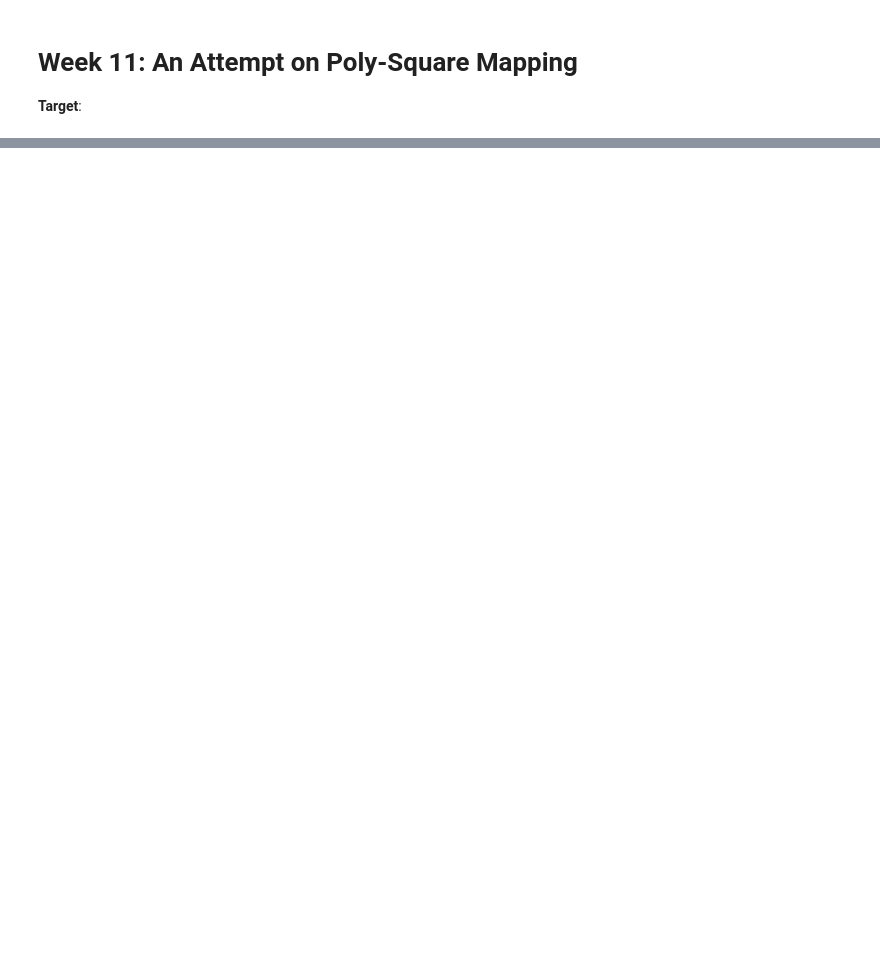
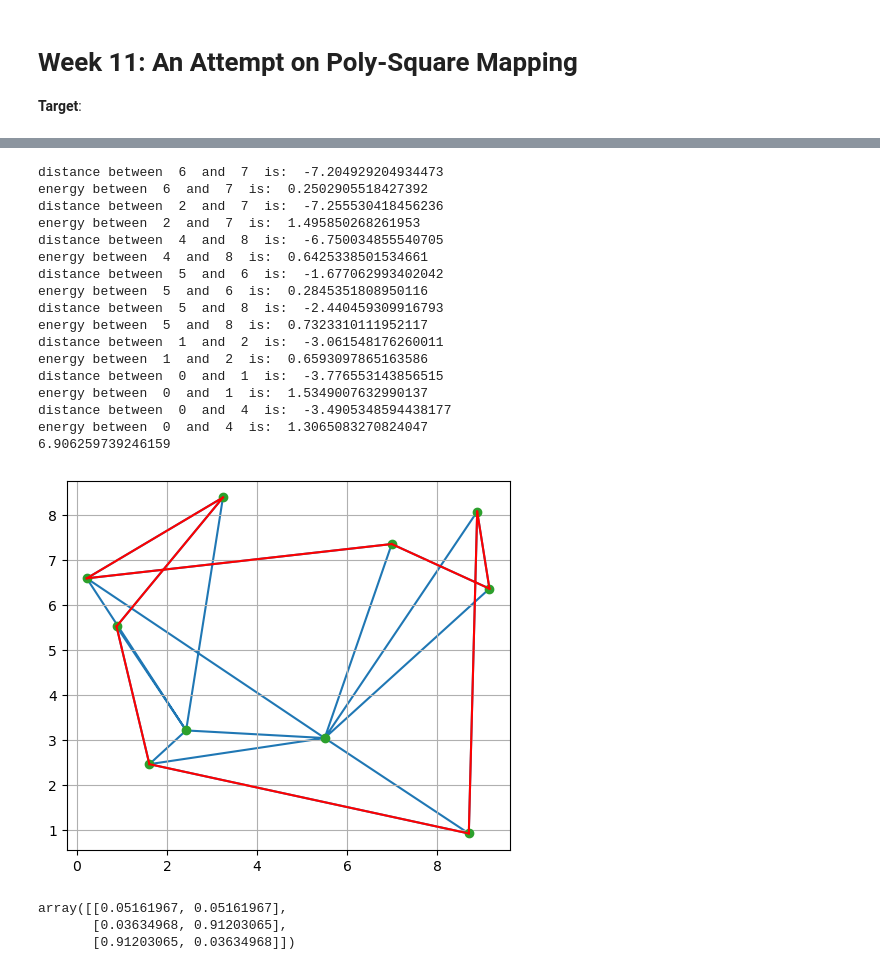
Before and after one commit to scyyc1/ED_Dissertation, a Jupyter notebook: Week 11/Week 11.ipynb, the cells around one changed output, grey strips where cells are left out. Saved outputs shown, nothing was run; the diff lists cells and outputs as text; code cells hidden in the pictures; blank space fills up the shorter version.

```diff
--- a/Week 11/Week 11.ipynb
+++ b/Week 11/Week 11.ipynb
@@ -65,0 +161,31 @@ plt.show()
+# %%
+test = poly_square_2D(points.copy(), tri.simplices.copy())
+# %%
+test.train_one_round()
+print(test.EB)
+test.visualize()
+# %% [output]
+distance between  6  and  7  is:  -7.204929204934473
+energy between  6  and  7  is:  0.2502905518427392
+distance between  2  and  7  is:  -7.255530418456236
+energy between  2  and  7  is:  1.495850268261953
+distance between  4  and  8  is:  -6.750034855540705
+energy between  4  and  8  is:  0.6425338501534661
+distance between  5  and  6  is:  -1.677062993402042
+energy between  5  and  6  is:  0.2845351808950116
+distance between  5  and  8  is:  -2.440459309916793
+energy between  5  and  8  is:  0.7323310111952117
+distance between  1  and  2  is:  -3.061548176260011
+energy between  1  and  2  is:  0.6593097865163586
+distance between  0  and  1  is:  -3.776553143856515
+energy between  0  and  1  is:  1.5349007632990137
+distance between  0  and  4  is:  -3.4905348594438177
+energy between  0  and  4  is:  1.3065083270824047
+6.906259739246159
+[figure, added]
+# %%
+test.solution
+# %% [output]
+array([[0.05161967, 0.05161967],
+       [0.03634968, 0.91203065],
+       [0.91203065, 0.03634968]])
```
Also changed, not shown: parts of 29 cells of this notebook, 4 other files.
